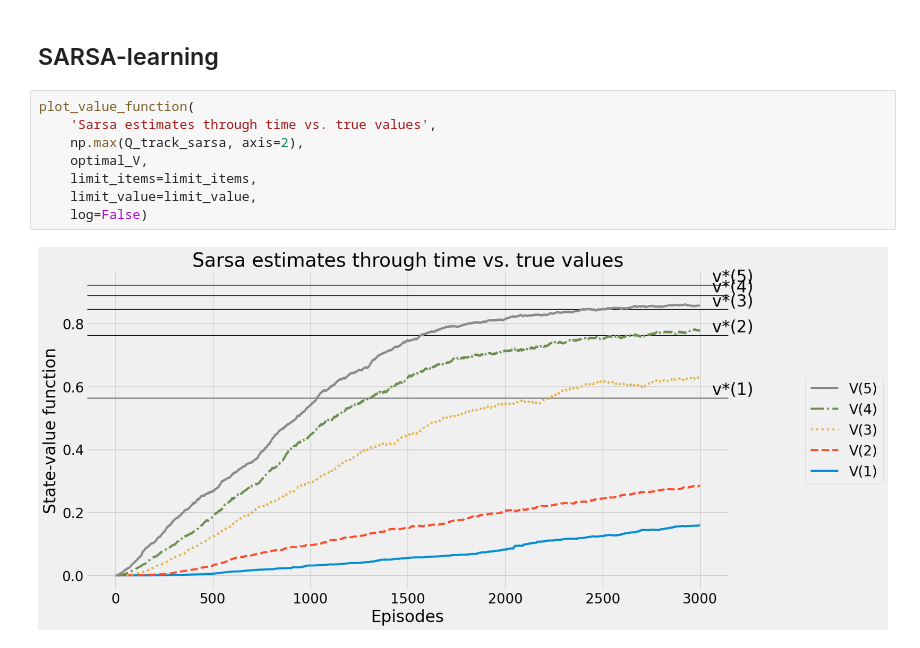
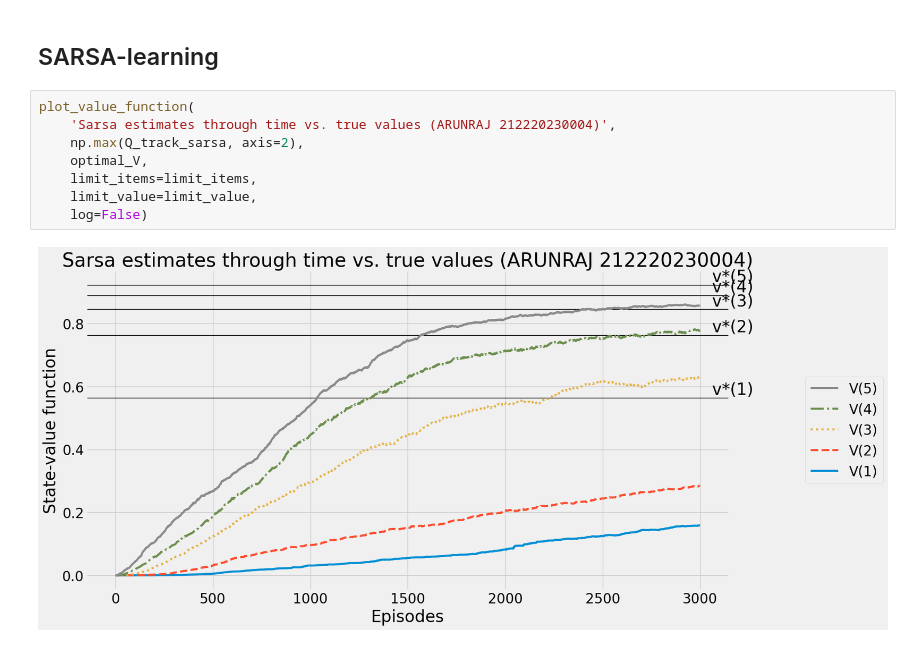
Before and after one commit to arunraj2002/sarsa-learning, a Jupyter notebook: RL_EX06.ipynb, the cells around one changed output. Drawn from its saved outputs; the diff is of its cells as text.

```diff
--- a/RL_EX06.ipynb
+++ b/RL_EX06.ipynb
@@ -516,11 +509,11 @@ plot_value_function(
 ## SARSA-learning
 # %%
 plot_value_function(
-    'Sarsa estimates through time vs. true values',
+    'Sarsa estimates through time vs. true values (ARUNRAJ 212220230004)',
     np.max(Q_track_sarsa, axis=2),
     optimal_V,
     limit_items=limit_items,
     limit_value=limit_value,
     log=False)
 # %% [output]
-[figure, old version]
+[figure, new version]
```
Also changed, not shown: parts of 7 cells of this notebook.
